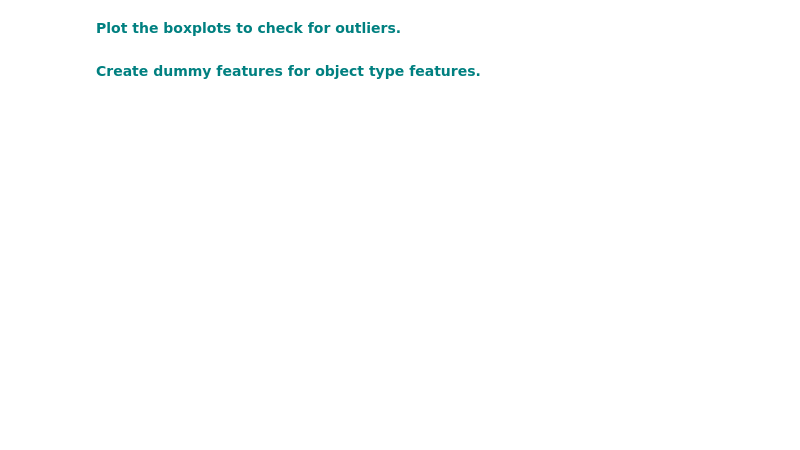
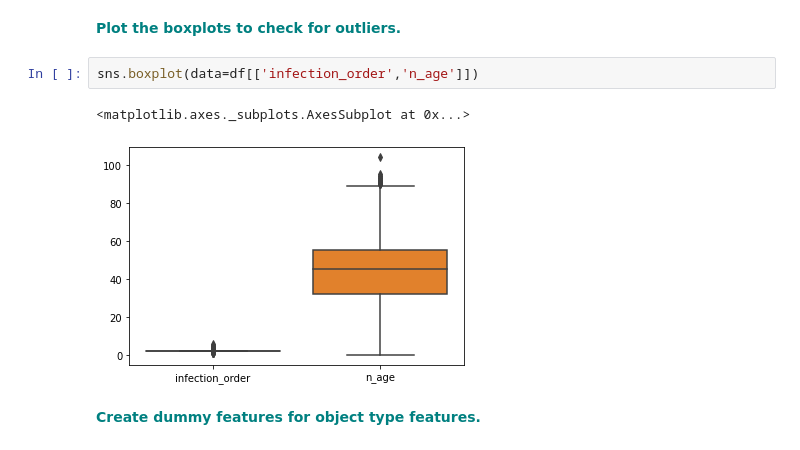
Before and after one commit to brspencer90/Springboard-Repo, a Jupyter notebook: 14.4.4_random-forest_covid-korea/RandomForest_casestudy_covid19.ipynb, the cells around one changed output. Saved outputs shown, nothing was run; the diff lists cells and outputs as text; blank space fills up the shorter version.

```diff
--- a/14.4.4_random-forest_covid-korea/RandomForest_casestudy_covid19.ipynb
+++ b/14.4.4_random-forest_covid-korea/RandomForest_casestudy_covid19.ipynb
@@ -124,4 +383,9 @@ vn
 # %% [markdown]
 **<font color='teal'> Plot the boxplots to check for outliers. </font>**
+# %%
+sns.boxplot(data=df[['infection_order','n_age']])
+# %% [output]
+<matplotlib.axes._subplots.AxesSubplot at 0x...>
+[figure, added]
 # %% [markdown]
 **<font color='teal'> Create dummy features for object type features. </font>**
```
Also changed, not shown: parts of 32 cells of this notebook, 8 other files.
